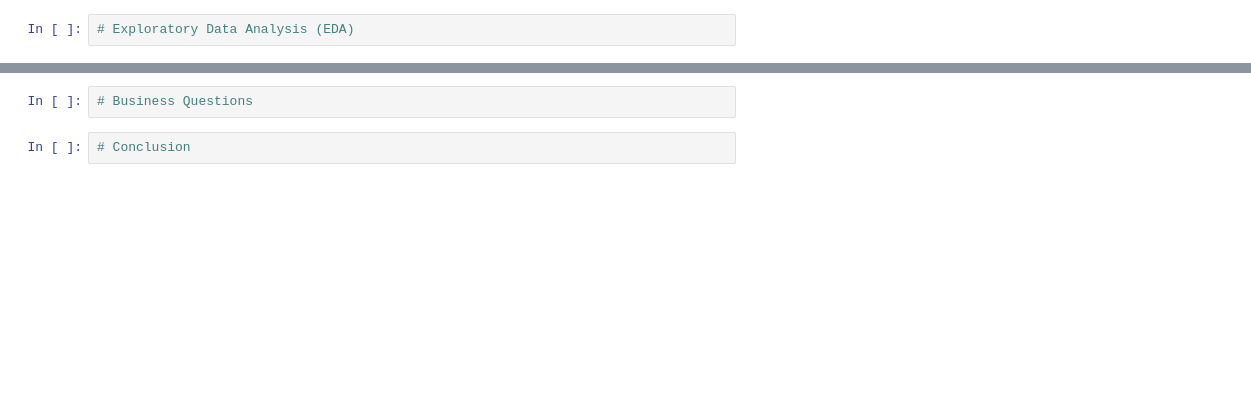
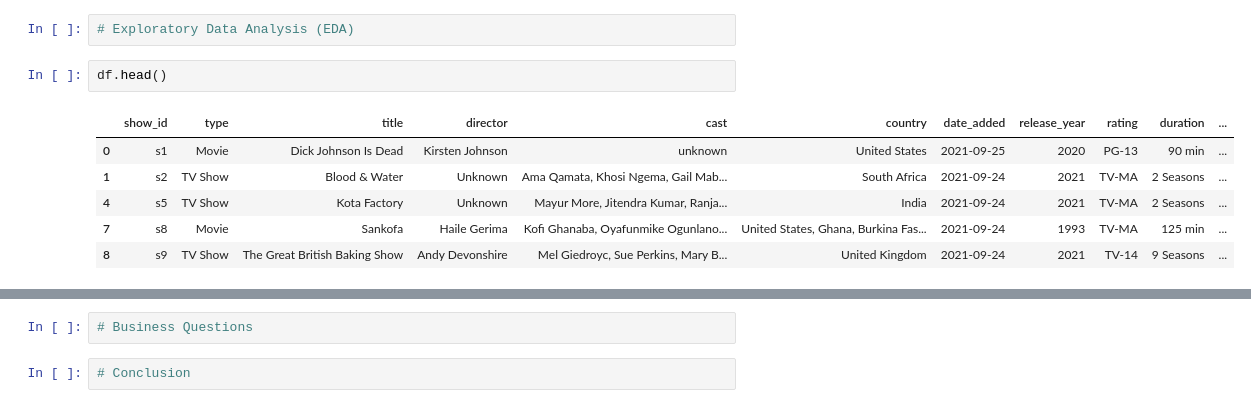
Before and after one commit to Sumit-Shastri/netflix-data-analysis, a Jupyter notebook: notebook/netflix_analysis.ipynb, the cells around one changed output, grey strips where cells are left out. Cells and saved outputs as stored; diff of their text form; blank space fills up the shorter version.

```diff
--- a/notebook/netflix_analysis.ipynb
+++ b/notebook/netflix_analysis.ipynb
@@ -165,2 +159,11 @@ memory usage: 892.7 KB
 # %%
 # Exploratory Data Analysis (EDA)
+# %%
+df.head()
+# %% [output]
+|  | show_id | type | title | director | cast | country | date_added | release_year | rating | duration | ... |
+| 0 | s1 | Movie | Dick Johnson Is Dead | Kirsten Johnson | unknown | United States | 2021-09-25 | 2020 | PG-13 | 90 min | ... |
+| 1 | s2 | TV Show | Blood & Water | Unknown | Ama Qamata, Khosi Ngema, Gail Mab... | South Africa | 2021-09-24 | 2021 | TV-MA | 2 Seasons | ... |
+| 4 | s5 | TV Show | Kota Factory | Unknown | Mayur More, Jitendra Kumar, Ranja... | India | 2021-09-24 | 2021 | TV-MA | 2 Seasons | ... |
+| 7 | s8 | Movie | Sankofa | Haile Gerima | Kofi Ghanaba, Oyafunmike Ogunlano... | United States, Ghana, Burkina Fas... | 2021-09-24 | 1993 | TV-MA | 125 min | ... |
+| 8 | s9 | TV Show | The Great British Baking Show | Andy Devonshire | Mel Giedroyc, Sue Perkins, Mary B... | United Kingdom | 2021-09-24 | 2021 | TV-14 | 9 Seasons | ... |
```
Also changed, not shown: parts of 37 cells of this notebook.
